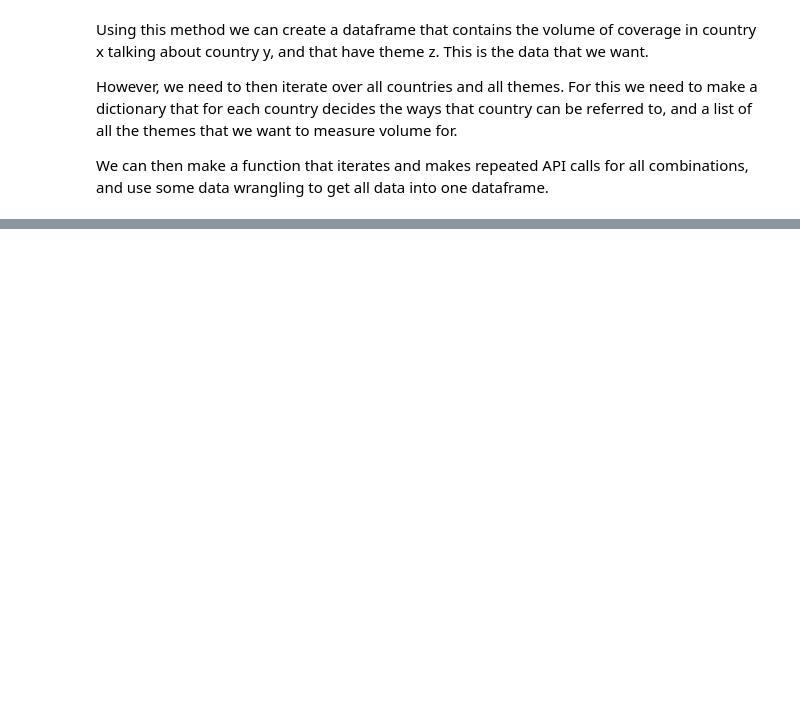
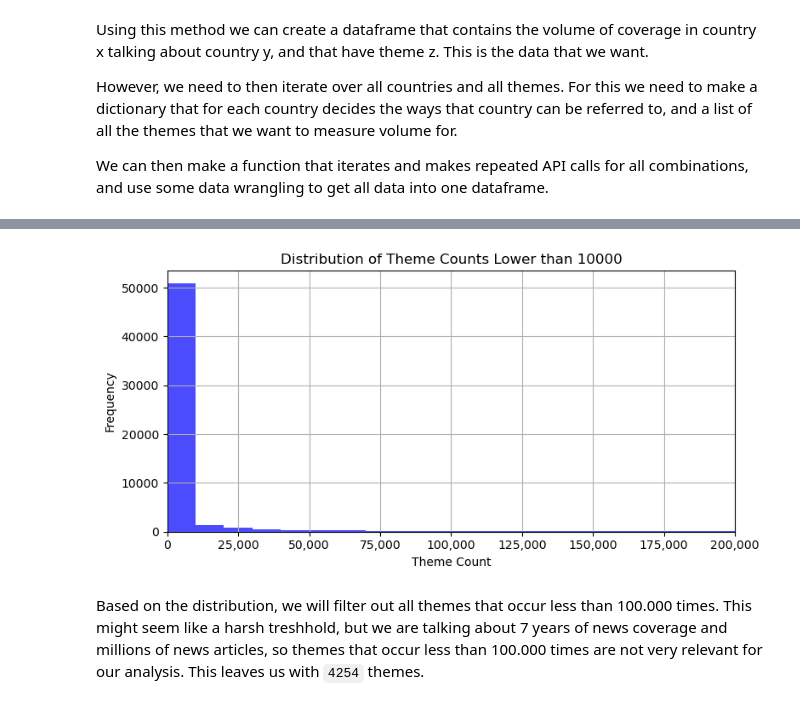
Before and after one commit to lboekestein/capstone, a Jupyter notebook: data/newsdata/gdelt_api.ipynb, the cells around one changed output, grey strips where cells are left out. Drawn from its saved outputs; the diff is of its cells as text; code cells hidden in the pictures; blank space fills up the shorter version.

```diff
--- a/data/newsdata/gdelt_api.ipynb
+++ b/data/newsdata/gdelt_api.ipynb
@@ -50,0 +92,19 @@ We can then make a function that iterates and makes repeated API calls for all c
+# %%
+def plot_dist(df ,subset_title, bins, x_upper_lim):
+    plt.figure(figsize=(8, 4))
+    plt.hist(df, bins=bins, color="blue", alpha=0.7)
+    plt.title(f'Distribution of Theme Counts {subset_title}')
+    plt.xlabel('Theme Count')
+    plt.ylabel('Frequency')
+    plt.grid(True)
+    plt.xlim(0, x_upper_lim)
+    plt.gca().xaxis.set_major_formatter(plt.FuncFormatter(lambda x, _: '{:,.0f}'.format(x)))
+    plt.tight_layout()
+    return plt
+
+plt = plot_dist(theme_df[theme_df[1] < 200000][1], 'Lower than 10000', 20, 200000)
+plt.show()
+# %% [output]
+[figure, added]
+# %% [markdown]
+Based on the distribution, we will filter out all themes that occur less than 100.000 times. This might seem like a harsh treshhold, but we are talking about 7 years of news coverage and millions of news articles, so themes that occur less than 100.000 times are not very relevant for our analysis. This leaves us with `4254` themes.
```
Also changed, not shown: parts of 21 cells of this notebook, 4 other files.
